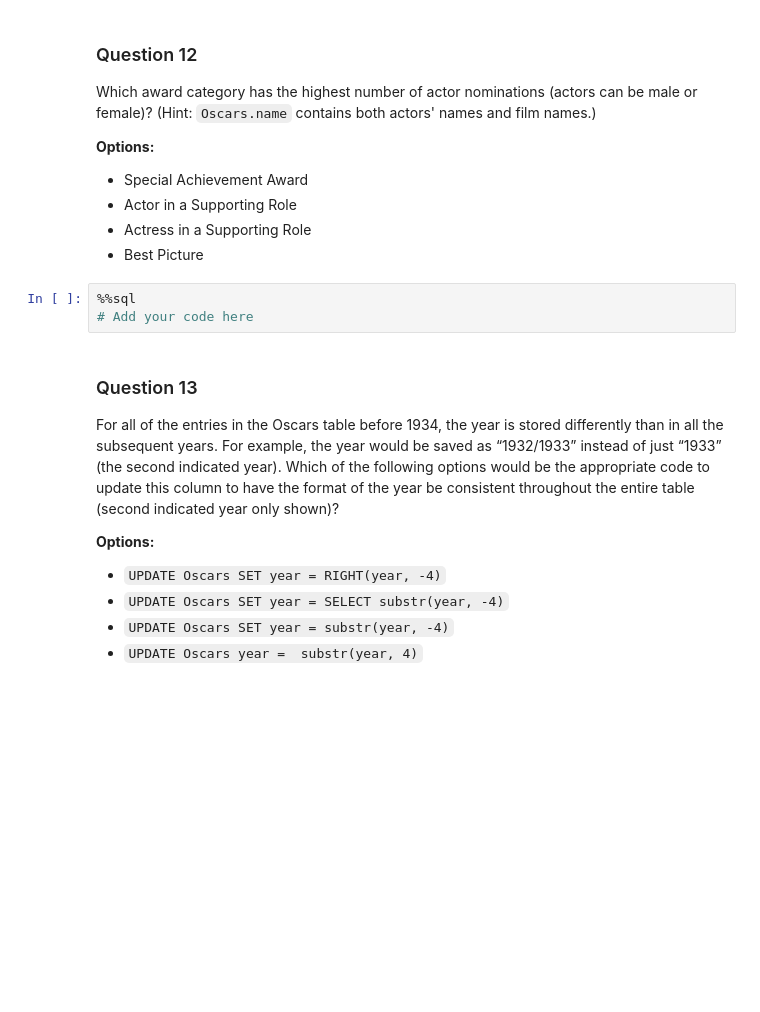
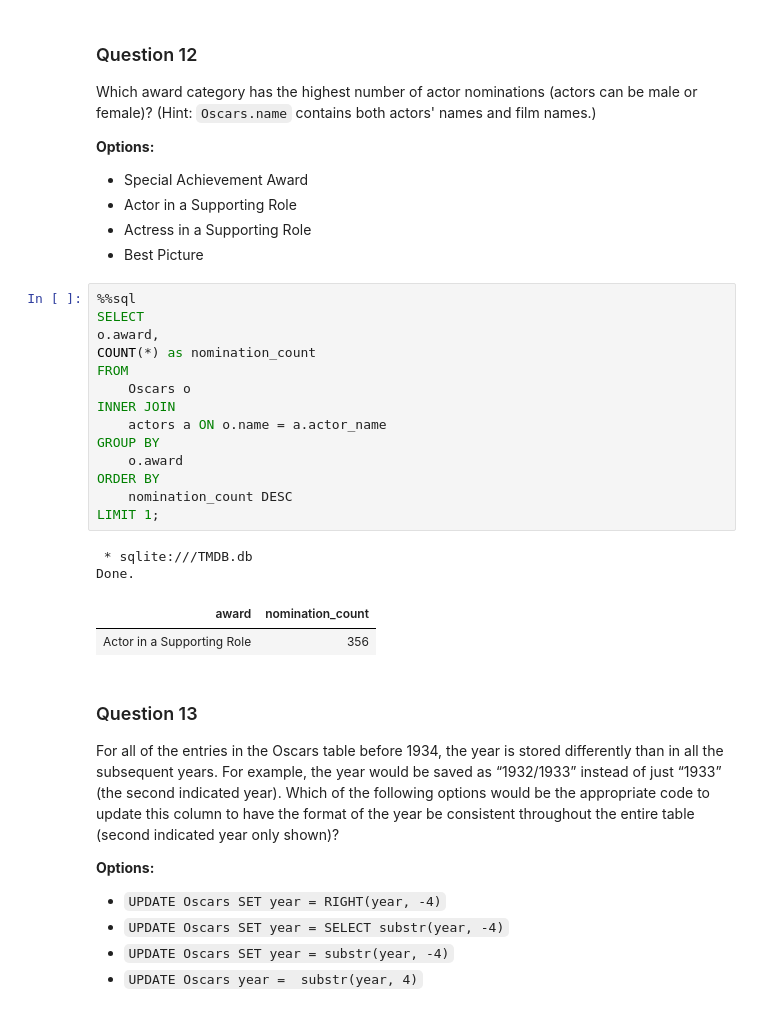
Before and after one commit to RealElvince/movie-database-project, a Jupyter notebook: SQL_Exam.ipynb, the cells around one changed output. Drawn from its saved outputs; the diff is of its cells as text; blank space fills up the shorter version.

Commit message:
award with highest nominee

```diff
--- a/SQL_Exam.ipynb
+++ b/SQL_Exam.ipynb
@@ -402,7 +402,23 @@ Which award category has the highest number of actor nominations (actors can be
 - Best Picture
 # %%
 %%sql
-# Add your code here
+SELECT
+o.award,
+COUNT(*) as nomination_count
+FROM
+    Oscars o
+INNER JOIN
+    actors a ON o.name = a.actor_name
+GROUP BY
+    o.award
+ORDER BY
+    nomination_count DESC
+LIMIT 1;
+# %% [output]
+ * sqlite:///TMDB.db
+Done.
+| award | nomination_count |
+| Actor in a Supporting Role | 356 |
 # %% [markdown]
 ### Question 13
 
```
